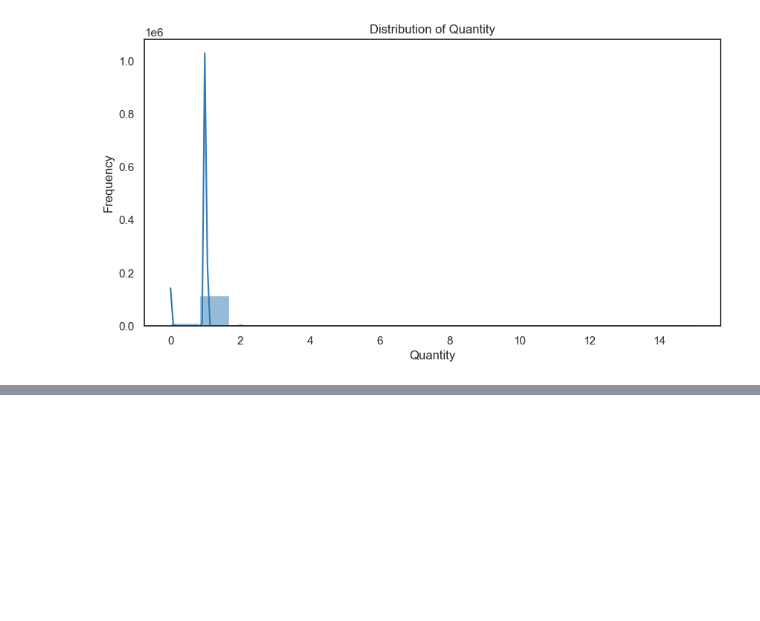
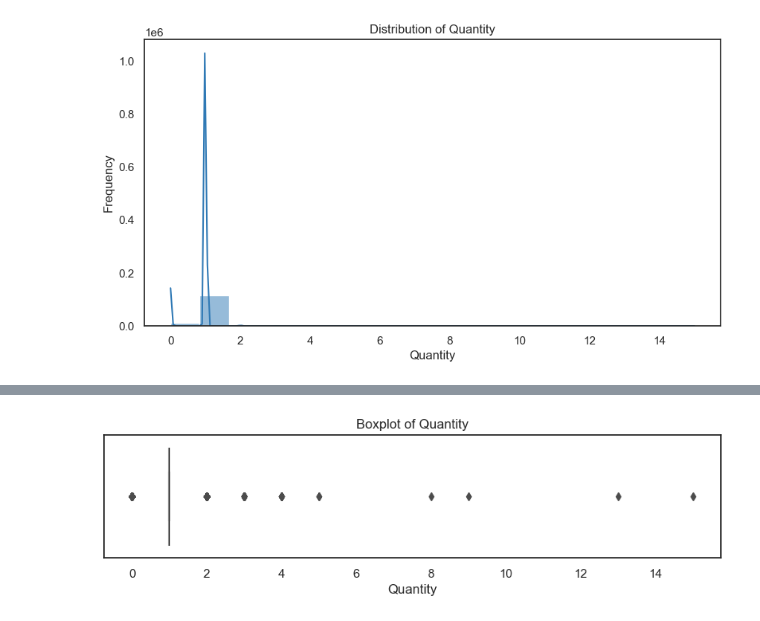
Before and after one commit to ShahdMostafa30/Amazon-Sales-Analysis, a Jupyter notebook: Amazon Sales.ipynb, the cells around one changed output, grey strips where cells are left out. Cells and saved outputs as stored; diff of their text form; code cells hidden in the pictures; blank space fills up the shorter version.

```diff
--- a/Amazon Sales.ipynb
+++ b/Amazon Sales.ipynb
@@ -150,0 +234,9 @@ plt.show()
+# %%
+sns.set(style='white')
+fig1, ax1 = plt.subplots(figsize=(10, 2))
+sns.boxplot(x=AmazonDF['Quantity'] , ax=ax1)
+plt.title('Boxplot of Quantity')
+plt.xlabel('Quantity')
+plt.show()
+# %% [output]
+[figure, added]
```
Also changed, not shown: parts of 15 cells of this notebook.
